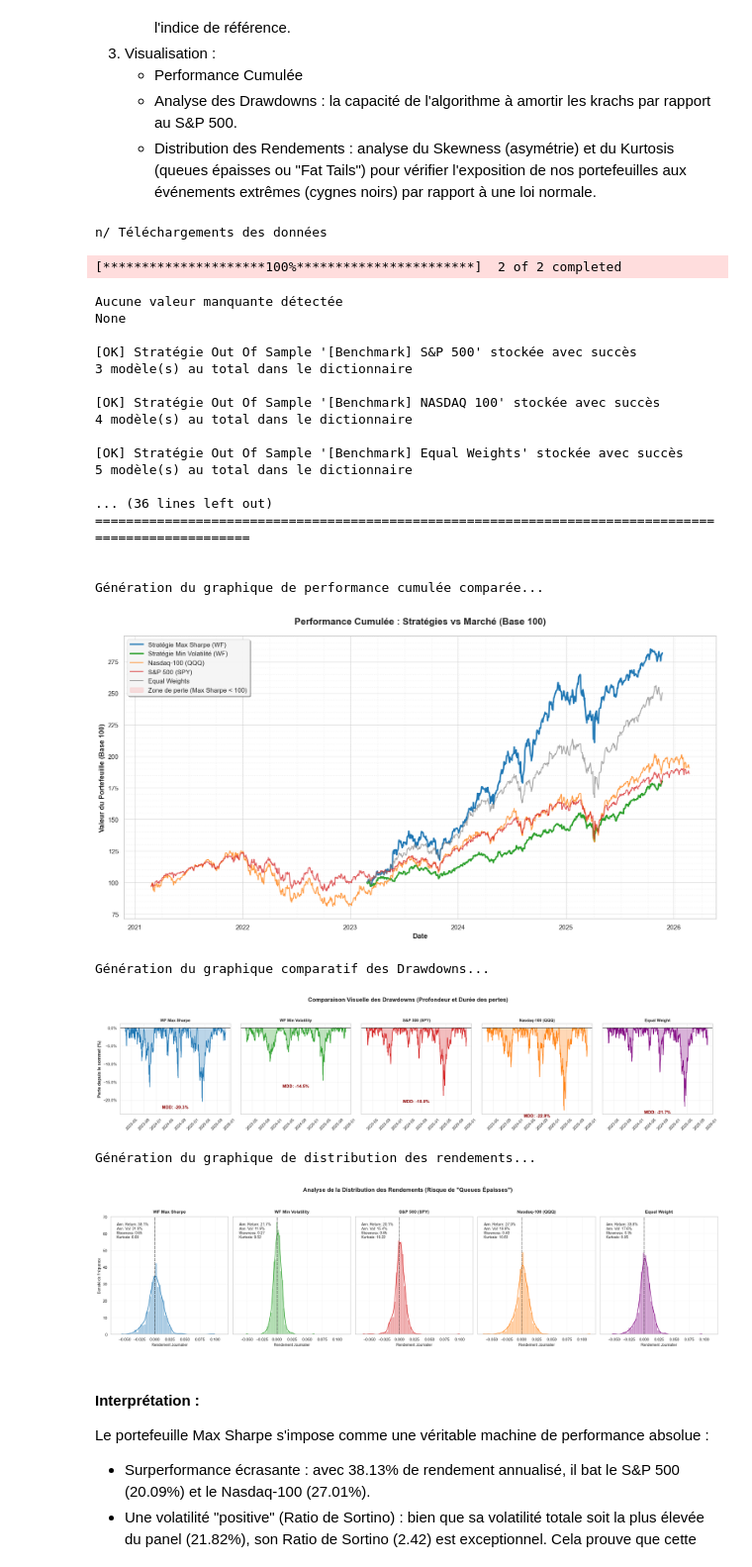
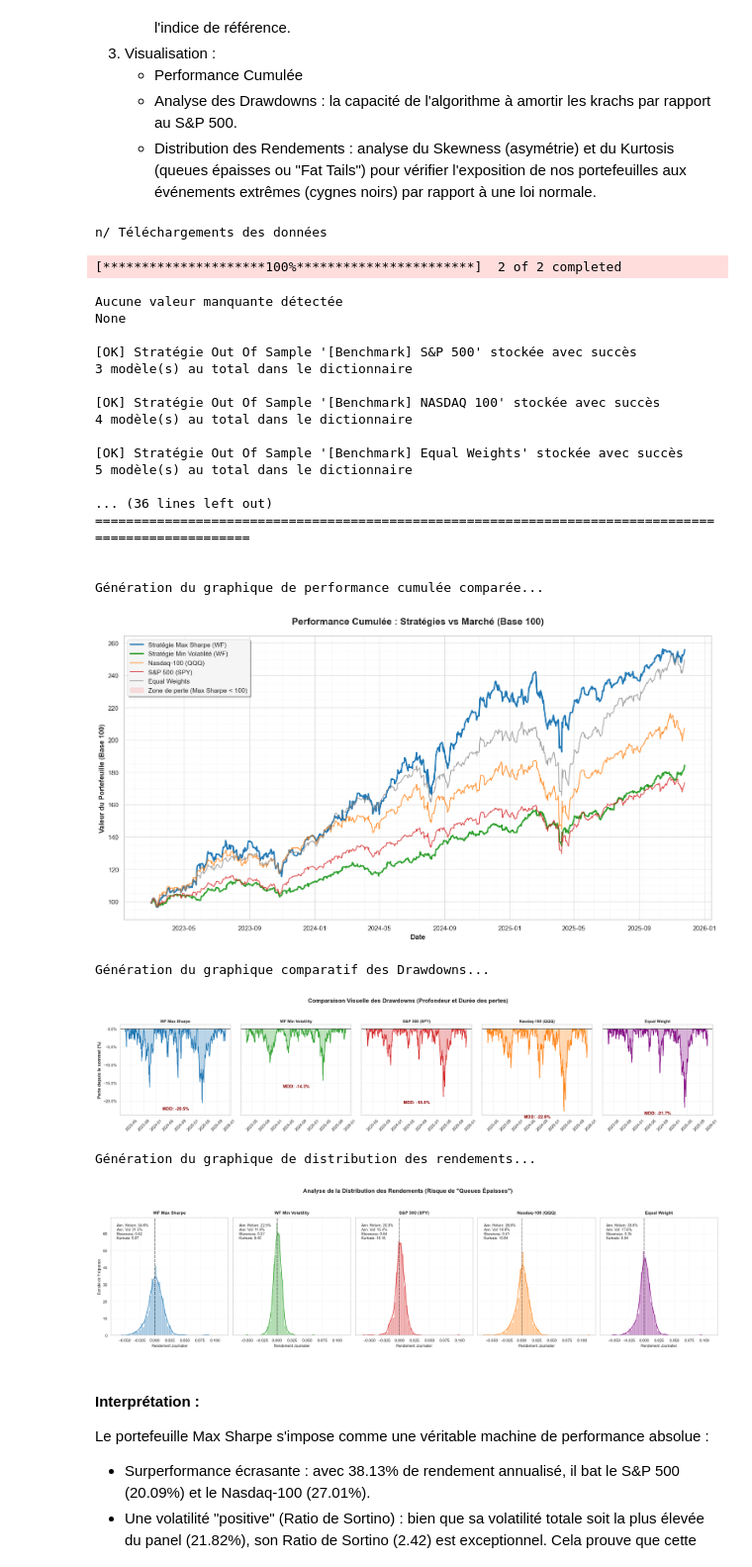
Before and after one commit to leo-pouliquen/portfolio_optimization, a Jupyter notebook: analysis_portfolio.ipynb, the cells around one changed output. Shown at 99% size. Saved outputs shown, nothing was run; the diff lists cells and outputs as text; code cells hidden in the pictures.

Commit message:
fix : mise à jour des graphiques et diverses corrections

```diff
--- a/analysis_portfolio.ipynb
+++ b/analysis_portfolio.ipynb
@@ -100,19 +98,6 @@ storage.store_portfolio_model(
 - Portefeuille Min Volatility = portefeuille le plus défensif possible.
 - La simulation de Monte Carlo nous sert d'outil visuel, mais elle présente une limite majeure : elle procède par tirages aléatoire. Le portefeuille affiché comme optimal n'est en réalité que la meilleure supposition parmi les 15 000 tirages effectués, et non le maximum mathématique absolu.
 # %%
-portfolio_results = {}
-
-# Stockage du portefeuille equal weights
-ptf_ew_weights = np.array([1/len(config.tickers)] * len(config.tickers))
-
-storage.store_portfolio_model(
-    storage_dict=portfolio_results,
-    name = "Equal Weights",
-    weights=ptf_ew_weights,
-    annual_returns=annual_log_returns,
-    cov_matrix=annual_cov_matrix,
-    risk_free_rate=config.risk_free_rate)
-
 mc_weights, mc_returns, mc_vols, mc_sharpes = models.monte_carlo(
     nb_simulation=15000,
     annual_returns=annual_log_returns,
@@ -668,8 +650,8 @@ visualization.display_relative_metrics(wf_relative_metrics)
 visualization.plot_comparative_performance(
     wf_max_sharpe_returns=wf_max_sharpe_returns,
     wf_min_vol_returns=wf_min_vol_returns,
-    sp500_returns=benchmark_daily_log_returns['SPY'],
-    nasdaq_returns=benchmark_daily_log_returns['QQQ'],
+    sp500_returns=aligned_benchmark_log_returns['SPY'],
+    nasdaq_returns=aligned_benchmark_log_returns['QQQ'],
     ew_returns=aligned_ew_returns
 )
 
@@ -678,40 +660,40 @@ visualization.plot_comparative_performance(
 visualization.plot_comparative_drawdowns(
     wf_max_sharpe_returns=wf_max_sharpe_returns,
     wf_min_vol_returns=wf_min_vol_returns,
-    sp500_returns=benchmark_daily_log_returns['SPY'],
-    nasdaq_returns=benchmark_daily_log_returns['QQQ'],
+    sp500_returns=aligned_benchmark_log_returns['SPY'],
+    nasdaq_returns=aligned_benchmark_log_returns['QQQ'],
     ew_returns=aligned_ew_returns
 )
 
 # Représentation graphique de la distribution des rendements
 visualization.plot_return_distributions(
     wf_max_sharpe_returns=wf_max_sharpe_returns,
     wf_min_vol_returns=wf_min_vol_returns,
-    sp500_returns=benchmark_daily_log_returns['SPY'],
-    nasdaq_returns=benchmark_daily_log_returns['QQQ'],
+    sp500_returns=aligned_benchmark_log_returns['SPY'],
+    nasdaq_returns=aligned_benchmark_log_returns['QQQ'],
     ew_returns=aligned_ew_returns
 )
 # %% [output]
 n/ Téléchargements des données
 [*********************100%***********************]  2 of 2 completed
 Aucune valeur manquante détectée
 None
 
 [OK] Stratégie Out Of Sample '[Benchmark] S&P 500' stockée avec succès
 3 modèle(s) au total dans le dictionnaire
 
 [OK] Stratégie Out Of Sample '[Benchmark] NASDAQ 100' stockée avec succès
 4 modèle(s) au total dans le dictionnaire
 
 [OK] Stratégie Out Of Sample '[Benchmark] Equal Weights' stockée avec succès
 5 modèle(s) au total dans le dictionnaire
 
 ... (36 lines left out)
 ====================================================================================================
 
 
 Génération du graphique de performance cumulée comparée...
-[figure, old version]
+[figure, new version]
 Génération du graphique comparatif des Drawdowns...
 [figure]
 Génération du graphique de distribution des rendements...
```
Also changed, not shown: parts of 5 cells of this notebook, 2 other files.
